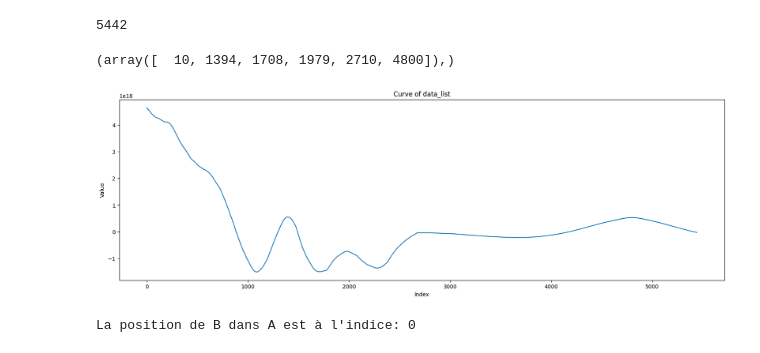
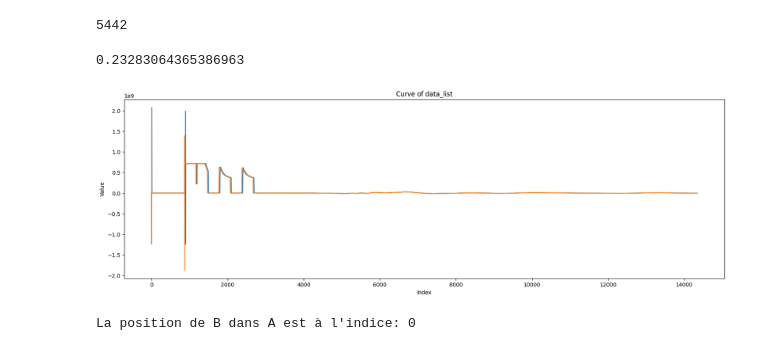
Before and after one commit to GreenWaves-Technologies/tiny_denoiser, a Jupyter notebook: utils/check_golden.ipynb, the cells around one changed output. Saved outputs shown, nothing was run; the diff lists cells and outputs as text; code cells hidden in the pictures.

```diff
--- a/utils/check_golden.ipynb
+++ b/utils/check_golden.ipynb
@@ -182,9 +182,10 @@ plt.show()
 import argparse
 import struct
 import numpy as np
+from scipy.signal import argrelextrema
 
-infile = "../BUILD/CMAKE_denoiser_dsp_test_gvsoc/output_p232_334.wav"
-reffile = "../utils/output_p232_334.wav"
+infile = "../output_p232_334.wav"
+reffile = "../utils/golden.wav"
 def _get_field(wav, offset, lent):
     wav.seek(0)
     wav.seek(offset, 0)
@@ -236,17 +237,18 @@ def get_data(infile):
             data_list.append(value)
     return np.array(data_list).reshape(-1, num_channels).T, [fin_bit_rate, sample_rate, num_channels]
 
+
 def mse_idx_correl(i, ref_signal, checking_section):
-    most_correspondig_ref_section = ref_signal[index_max_correlation:index_max_correlation + len(checking_section)]
+    most_correspondig_ref_section = ref_signal[i:i + len(checking_section)]
     return np.mean((most_correspondig_ref_section - checking_section)**2)
 
 def find_corresponding_section(ref_signal, checking_section):
-    correlation = list(np.correlate(ref_signal, checking_section, mode='valid'))
-    index_max_correl = correlation[np.argmin([ mse_idx_correl(i, ref_signal, checking_section) for i in correlation])]
+    correlation = np.correlate(ref_signal, checking_section, mode='valid')
+    p = list(argrelextrema(correlation, np.greater)[0])
+    index_max_correl = p[np.argmin([mse_idx_correl(i, ref_signal, checking_section) for i in p])]
 
     most_correspondig_ref_section = ref_signal[index_max_correl:index_max_correl + len(checking_section)]
     return most_correspondig_ref_section
-
 
 
 # get data from both file
@@ -259,11 +261,11 @@ if fin_specs != ref_specs:
 
 for i in range(fin_specs[2]):
      # select part of file used to check
-    checking_section = in_signal[i, int(fin_specs[1] * 100 / 1000) :]
-    most_correspondig_ref_section = find_corresponding_section(ref_signal[i, 0:15000], checking_section)
+    checking_section = in_signal[i, int(fin_specs[1] * 150 / 1000) :]
+    most_correspondig_ref_section = find_corresponding_section(ref_signal[i, :], checking_section)
     print(np.max(np.abs(most_correspondig_ref_section - checking_section)))
     print(np.argmax(np.abs(most_correspondig_ref_section - checking_section)))
-    if np.max(np.abs(most_correspondig_ref_section - checking_section)) > 1:
+    if np.max(np.abs(most_correspondig_ref_section - checking_section)) > 10000000:
         print("Files don't match")
         exit(-1)
 # %% [output]
@@ -287,21 +288,21 @@ print(index_max_correlation)
 len(ref_signal)- len(checking_section)
 # %% [output]
 5442
-# %%
-from scipy.signal import argrelextrema
-argrelextrema(correlation, np.greater)
-# %% [output]
-(array([  10, 1394, 1708, 1979, 2710, 4800]),)
+# %%
+10000000 * 100 / 2**32
+# %% [output]
+0.23283064365386963
 # %%
 import matplotlib.pyplot as plt
 plt.figure(figsize=(20, 6))
-plt.plot(correlation)
+plt.plot(checking_section)
+plt.plot(most_correspondig_ref_section)
 plt.xlabel('Index')
 plt.ylabel('Value')
 plt.title('Curve of data_list')
 plt.show()
 # %% [output]
-[figure, old version]
+[figure, new version]
 # %%
 import numpy as np
 
```
Also changed, not shown: parts of 1 cell of this notebook, 1 other file.
